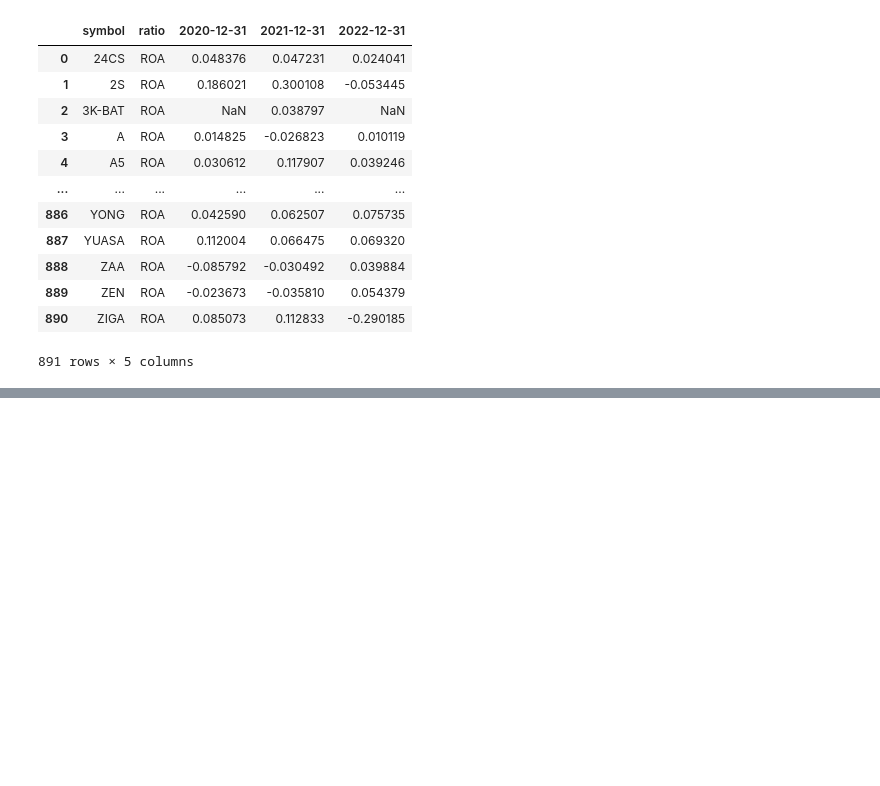
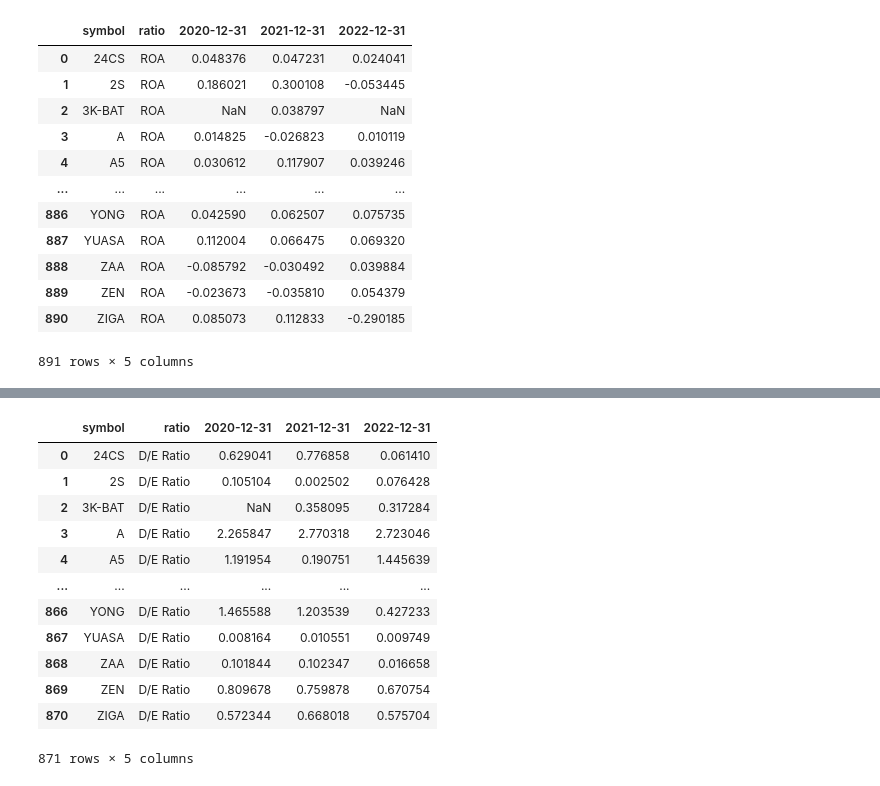
Before and after one commit to suparuek2405/Stock-screening-with-python, a Jupyter notebook: Group_assignment_Tacocat_set_yfinance.ipynb, the cells around one changed output, grey strips where cells are left out. Saved outputs shown, nothing was run; the diff lists cells and outputs as text; code cells hidden in the pictures; blank space fills up the shorter version.

```diff
--- a/Group_assignment_Tacocat_set_yfinance.ipynb
+++ b/Group_assignment_Tacocat_set_yfinance.ipynb
@@ -189,6 +189,8 @@ bl_st, ic_st, cf_st = get_financial_data(set_list)
 ## After get data
 # %%
 #do not change variable name due to function using this as global variable
+df = pd.read_csv('https://raw.githubusercontent.com/suparuek2405/Stock-screening-with-python/main/set_scraped.csv')
+bkk = df.copy()
 bl = pd.read_csv('https://raw.githubusercontent.com/suparuek2405/Stock-screening-with-python/refs/heads/main/balance_sheet.csv')
 ic = pd.read_csv('https://raw.githubusercontent.com/suparuek2405/Stock-screening-with-python/refs/heads/main/income_statement.csv')
 cf = pd.read_csv('https://raw.githubusercontent.com/suparuek2405/Stock-screening-with-python/refs/heads/main/cashflow_statement.csv')
@@ -552,0 +654,16 @@ get_roa(2020,2022)
+# %%
+get_de(2020,2022)
+# %% [output]
+|  | symbol | ratio | 2020-12-31 | 2021-12-31 | 2022-12-31 |
+| 0 | 24CS | D/E Ratio | 0.629041 | 0.776858 | 0.061410 |
+| 1 | 2S | D/E Ratio | 0.105104 | 0.002502 | 0.076428 |
+| 2 | 3K-BAT | D/E Ratio | NaN | 0.358095 | 0.317284 |
+| 3 | A | D/E Ratio | 2.265847 | 2.770318 | 2.723046 |
+| 4 | A5 | D/E Ratio | 1.191954 | 0.190751 | 1.445639 |
+| ... | ... | ... | ... | ... | ... |
+| 866 | YONG | D/E Ratio | 1.465588 | 1.203539 | 0.427233 |
+| 867 | YUASA | D/E Ratio | 0.008164 | 0.010551 | 0.009749 |
+| 868 | ZAA | D/E Ratio | 0.101844 | 0.102347 | 0.016658 |
+| 869 | ZEN | D/E Ratio | 0.809678 | 0.759878 | 0.670754 |
+| 870 | ZIGA | D/E Ratio | 0.572344 | 0.668018 | 0.575704 |
+871 rows × 5 columns
```
Also changed, not shown: parts of 3 cells of this notebook.
